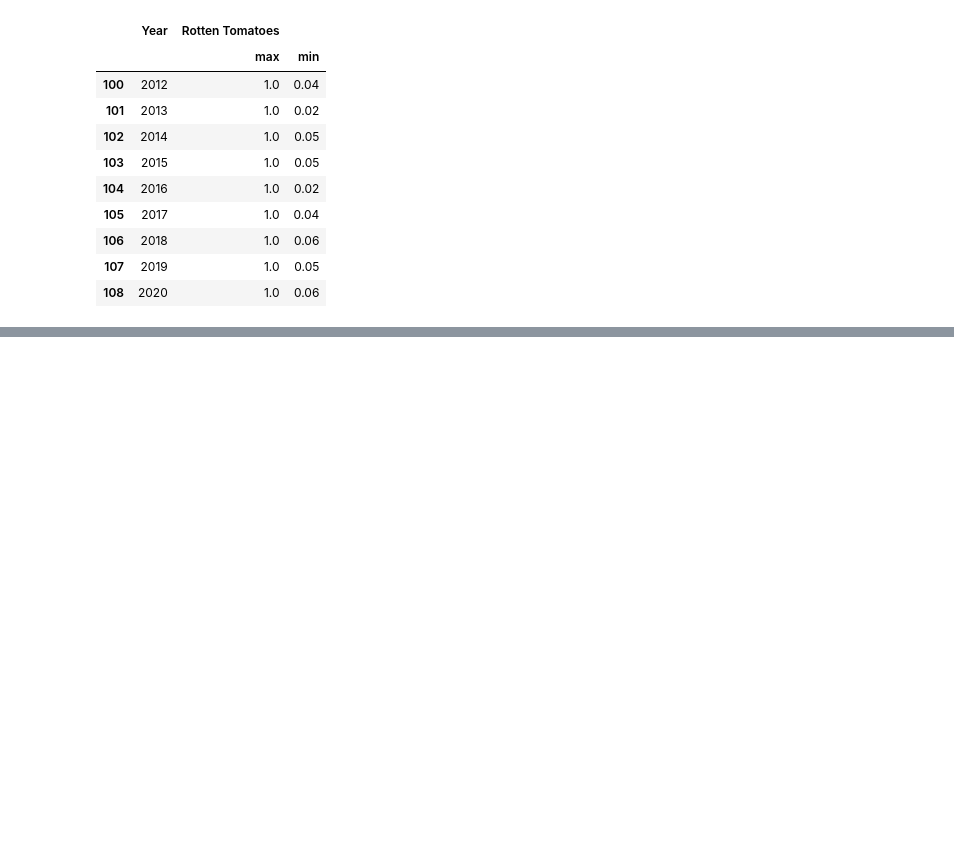
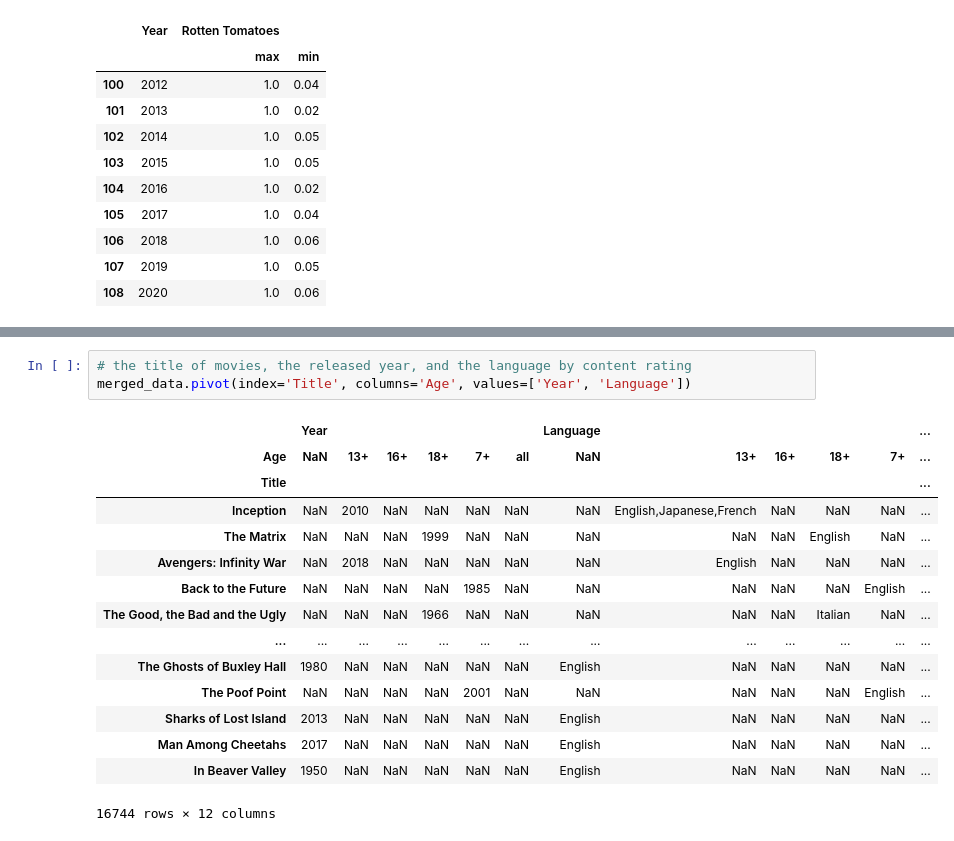
Before and after one commit to rohitabraham86/my_python_activity, a Jupyter notebook: Practical_activity_week3.ipynb, the cells around one changed output, grey strips where cells are left out. Drawn from its saved outputs; the diff is of its cells as text; blank space fills up the shorter version.

Commit message:
Add files via upload
Practical activity: Reshaping a DataFrame - 3.1.12

```diff
--- a/Practical_activity_week3.ipynb
+++ b/Practical_activity_week3.ipynb
@@ -206,0 +268,19 @@ mo_gpby[mo_gpby['Year']>=2012]
+# %%
+# the title of movies, the released year, and the language by content rating
+merged_data.pivot(index='Title', columns='Age', values=['Year', 'Language'])
+# %% [output]
+|  | Year |  |  |  |  |  | Language |  |  |  |  | ... |
+| Age | NaN | 13+ | 16+ | 18+ | 7+ | all | NaN | 13+ | 16+ | 18+ | 7+ | ... |
+| Title |  |  |  |  |  |  |  |  |  |  |  | ... |
+| Inception | NaN | 2010 | NaN | NaN | NaN | NaN | NaN | English,Japanese,French | NaN | NaN | NaN | ... |
+| The Matrix | NaN | NaN | NaN | 1999 | NaN | NaN | NaN | NaN | NaN | English | NaN | ... |
+| Avengers: Infinity War | NaN | 2018 | NaN | NaN | NaN | NaN | NaN | English | NaN | NaN | NaN | ... |
+| Back to the Future | NaN | NaN | NaN | NaN | 1985 | NaN | NaN | NaN | NaN | NaN | English | ... |
+| The Good, the Bad and the Ugly | NaN | NaN | NaN | 1966 | NaN | NaN | NaN | NaN | NaN | Italian | NaN | ... |
+| ... | ... | ... | ... | ... | ... | ... | ... | ... | ... | ... | ... | ... |
+| The Ghosts of Buxley Hall | 1980 | NaN | NaN | NaN | NaN | NaN | English | NaN | NaN | NaN | NaN | ... |
+| The Poof Point | NaN | NaN | NaN | NaN | 2001 | NaN | NaN | NaN | NaN | NaN | English | ... |
+| Sharks of Lost Island | 2013 | NaN | NaN | NaN | NaN | NaN | English | NaN | NaN | NaN | NaN | ... |
+| Man Among Cheetahs | 2017 | NaN | NaN | NaN | NaN | NaN | English | NaN | NaN | NaN | NaN | ... |
+| In Beaver Valley | 1950 | NaN | NaN | NaN | NaN | NaN | English | NaN | NaN | NaN | NaN | ... |
+16744 rows × 12 columns
```
Also changed, not shown: parts of 5 cells of this notebook, 1 other file.
